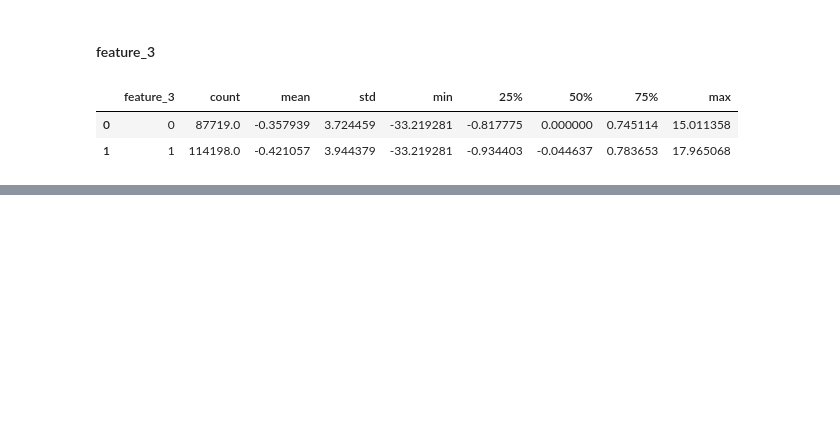
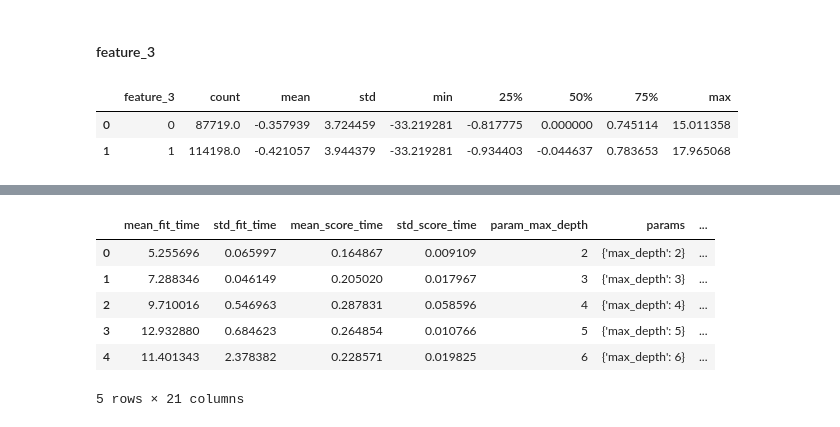
Before and after one commit to scottbradshaw/elo-merchant, a Jupyter notebook: Exploration.ipynb, the cells around one changed output, grey strips where cells are left out. Drawn from its saved outputs; the diff is of its cells as text; code cells hidden in the pictures; blank space fills up the shorter version.

```diff
--- a/Exploration.ipynb
+++ b/Exploration.ipynb
@@ -261,0 +255,11 @@ clf.cv_results_
+# %%
+rfr_params = {
+    'max_depth':[2,3,4,5,6]
+}
+results = build_model(model = RandomForestRegressor(random_state=11,n_estimators=100),
+            model_name = "random_forest",
+            model_version = 1,
+            parameter_grid = rfr_params,
+            cross_validation = rkf,
+            train = train.drop(['target','card_id','first_active_month'],axis=1),
+            y_train = train.target)
@@ -262,3 +274,13 @@ clf.cv_results_
+# %%
+results['cv_results']
+# %% [output]
+|  | mean_fit_time | std_fit_time | mean_score_time | std_score_time | param_max_depth | params | ... |
+| 0 | 5.255696 | 0.065997 | 0.164867 | 0.009109 | 2 | {'max_depth': 2} | ... |
+| 1 | 7.288346 | 0.046149 | 0.205020 | 0.017967 | 3 | {'max_depth': 3} | ... |
+| 2 | 9.710016 | 0.546963 | 0.287831 | 0.058596 | 4 | {'max_depth': 4} | ... |
+| 3 | 12.932880 | 0.684623 | 0.264854 | 0.010766 | 5 | {'max_depth': 5} | ... |
+| 4 | 11.401343 | 2.378382 | 0.228571 | 0.019825 | 6 | {'max_depth': 6} | ... |
+5 rows × 21 columns
 # %%
 clf.best_estimator_
 # %% [output]
```
Also changed, not shown: parts of 25 cells of this notebook, 5 other files.
